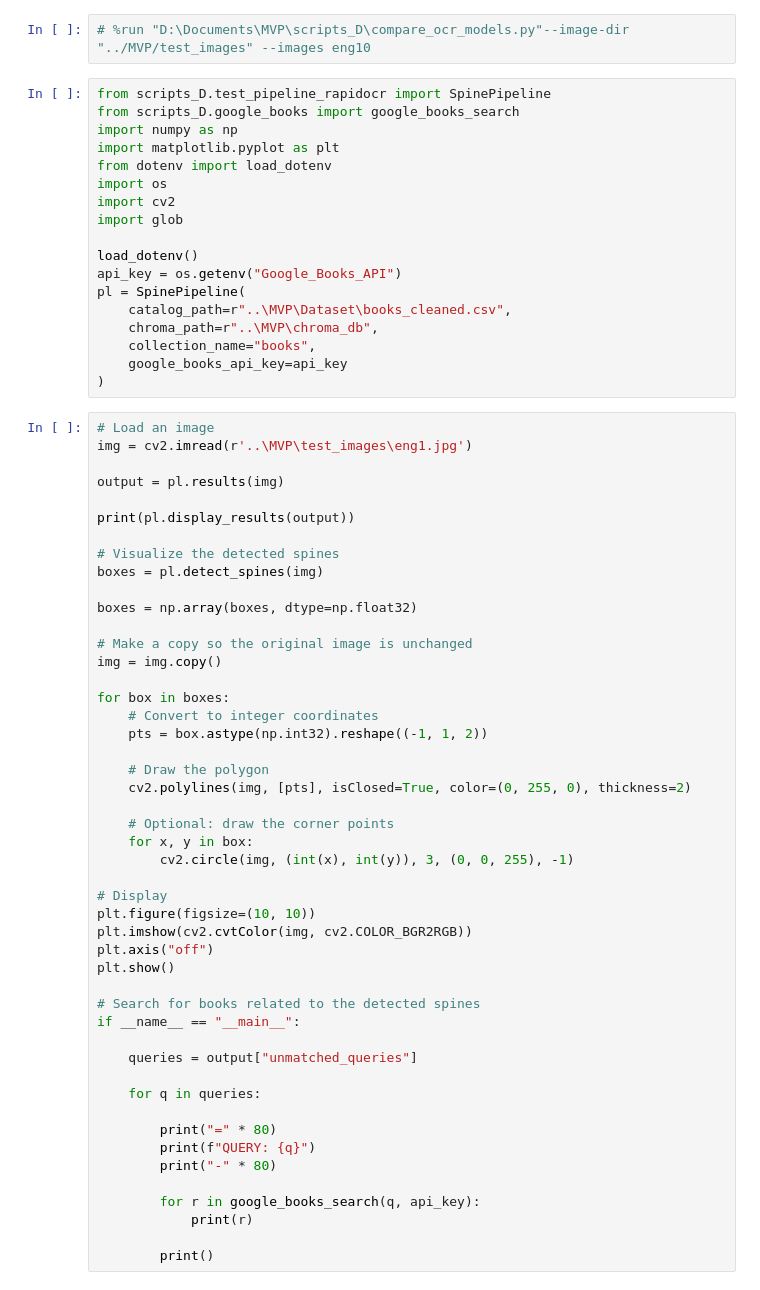
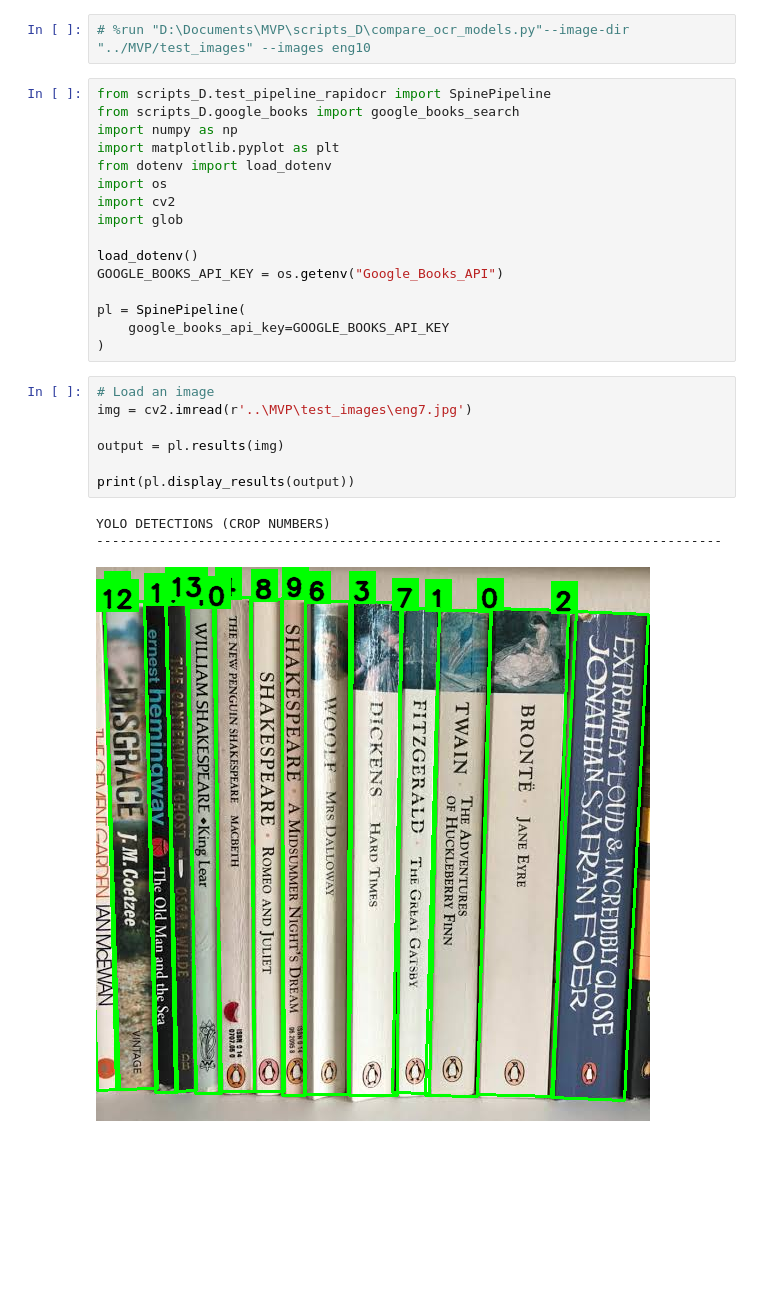
Before and after one commit to Hadeed07/MVP, a Jupyter notebook: D-try_obb.ipynb, the cells around one changed output. Saved outputs shown, nothing was run; the diff lists cells and outputs as text; blank space fills up the shorter version.

```diff
--- a/D-try_obb.ipynb
+++ b/D-try_obb.ipynb
@@ -13,58 +13,19 @@ import cv2
 import glob
 
 load_dotenv()
-api_key = os.getenv("Google_Books_API")
+GOOGLE_BOOKS_API_KEY = os.getenv("Google_Books_API")
+
 pl = SpinePipeline(
-    catalog_path=r"..\MVP\Dataset\books_cleaned.csv",
-    chroma_path=r"..\MVP\chroma_db",
-    collection_name="books",
-    google_books_api_key=api_key
+    google_books_api_key=GOOGLE_BOOKS_API_KEY
 )
 # %%
 # Load an image
-img = cv2.imread(r'..\MVP\test_images\eng1.jpg')
+img = cv2.imread(r'..\MVP\test_images\eng7.jpg')
 
 output = pl.results(img)
 
 print(pl.display_results(output))
-
-# Visualize the detected spines
-boxes = pl.detect_spines(img)
-
-boxes = np.array(boxes, dtype=np.float32)
-
-# Make a copy so the original image is unchanged
-img = img.copy()
-
-for box in boxes:
-    # Convert to integer coordinates
-    pts = box.astype(np.int32).reshape((-1, 1, 2))
-
-    # Draw the polygon
-    cv2.polylines(img, [pts], isClosed=True, color=(0, 255, 0), thickness=2)
-
-    # Optional: draw the corner points
-    for x, y in box:
-        cv2.circle(img, (int(x), int(y)), 3, (0, 0, 255), -1)
-
-# Display
-plt.figure(figsize=(10, 10))
-plt.imshow(cv2.cvtColor(img, cv2.COLOR_BGR2RGB))
-plt.axis("off")
-plt.show()
-
-# Search for books related to the detected spines
-if __name__ == "__main__":
-
-    queries = output["unmatched_queries"]
-
-    for q in queries:
-
-        print("=" * 80)
-        print(f"QUERY: {q}")
-        print("-" * 80)
-
-        for r in google_books_search(q, api_key):
-            print(r)
-
-        print()
+# %% [output]
+YOLO DETECTIONS (CROP NUMBERS)
+--------------------------------------------------------------------------------
+[figure, added]
```
Also changed, not shown: parts of 5 cells of this notebook, 11 other files.
